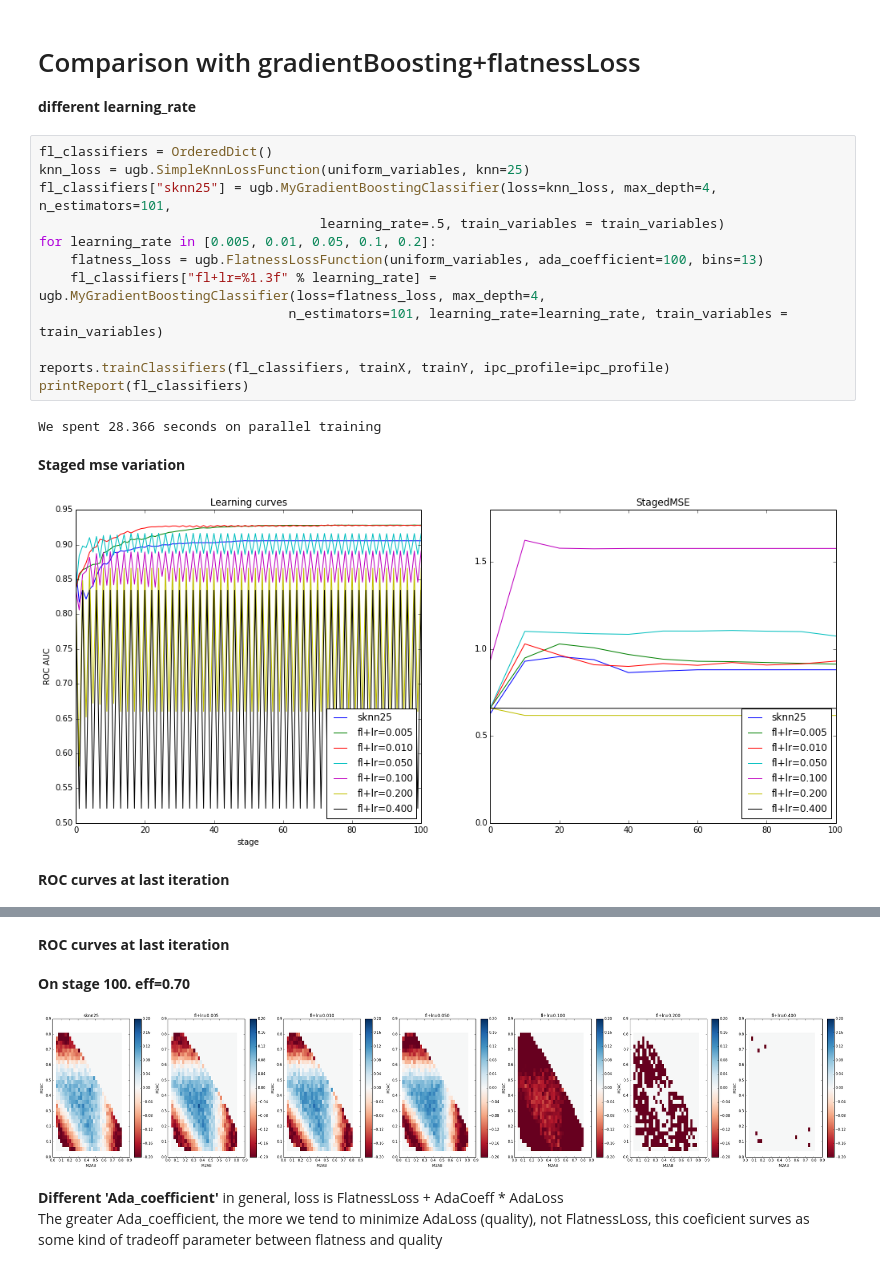
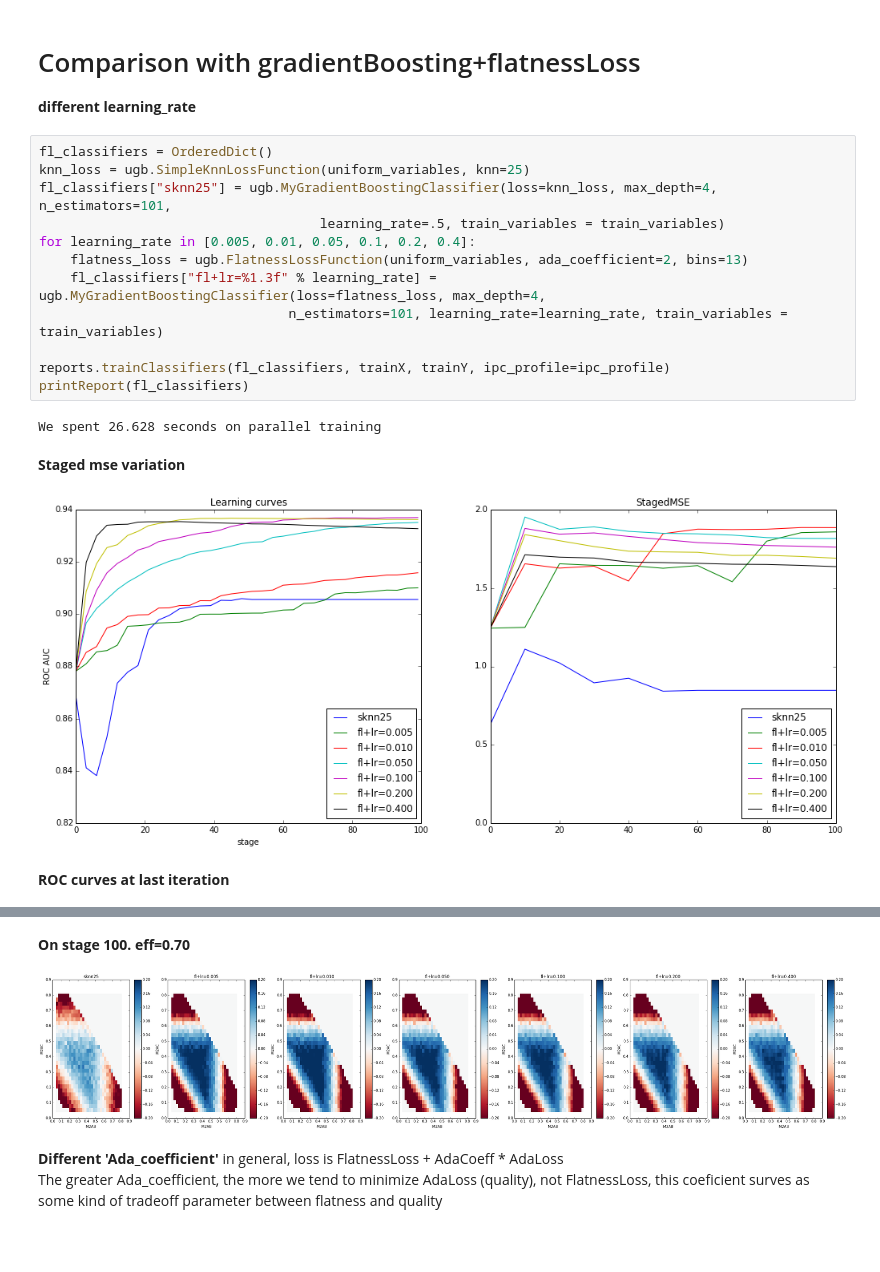
Before and after one commit to anaderi/lhcb_trigger_ml, a Jupyter notebook: IPythonWorkflow/DalitzUGBDemo.ipynb, the cells around one changed output, grey strips where cells are left out. Cells and saved outputs as stored; diff of their text form; blank space fills up the shorter version.

```diff
--- a/IPythonWorkflow/DalitzUGBDemo.ipynb
+++ b/IPythonWorkflow/DalitzUGBDemo.ipynb
@@ -737,17 +729,17 @@ __different learning_rate__
 # %%
 fl_classifiers = OrderedDict()
 knn_loss = ugb.SimpleKnnLossFunction(uniform_variables, knn=25)
 fl_classifiers["sknn25"] = ugb.MyGradientBoostingClassifier(loss=knn_loss, max_depth=4, n_estimators=101,
                                     learning_rate=.5, train_variables = train_variables)
-for learning_rate in [0.005, 0.01, 0.05, 0.1, 0.2]:
-    flatness_loss = ugb.FlatnessLossFunction(uniform_variables, ada_coefficient=100, bins=13)
+for learning_rate in [0.005, 0.01, 0.05, 0.1, 0.2, 0.4]:
+    flatness_loss = ugb.FlatnessLossFunction(uniform_variables, ada_coefficient=2, bins=13)
     fl_classifiers["fl+lr=%1.3f" % learning_rate] = ugb.MyGradientBoostingClassifier(loss=flatness_loss, max_depth=4,
                                 n_estimators=101, learning_rate=learning_rate, train_variables = train_variables)
 
 reports.trainClassifiers(fl_classifiers, trainX, trainY, ipc_profile=ipc_profile)
 printReport(fl_classifiers)
 # %% [output]
-We spent 28.366 seconds on parallel training
+We spent 26.628 seconds on parallel training
 Staged mse variation
-[figure, old version]
+[figure, new version]
 ROC curves at last iteration
@@ -755,6 +747,5 @@ ROC curves at last iteration
-ROC curves at last iteration
+On stage 100. eff=0.70
-On stage 100. eff=0.70
-[figure, old version]
+[figure, new version]
 # %% [markdown]
 __Different 'Ada_coefficient'__
 in general, loss is FlatnessLoss + AdaCoeff * AdaLoss <br />
```
Also changed, not shown: parts of 7 cells of this notebook.
